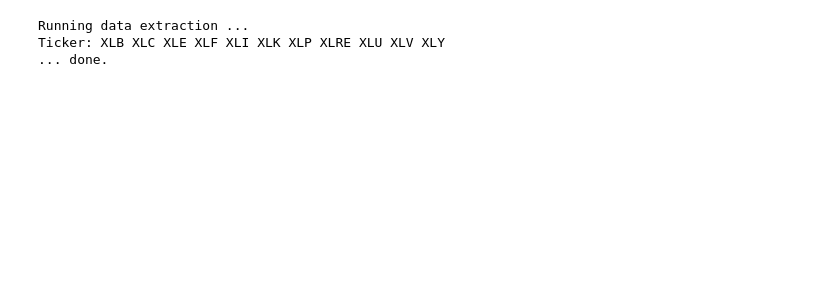
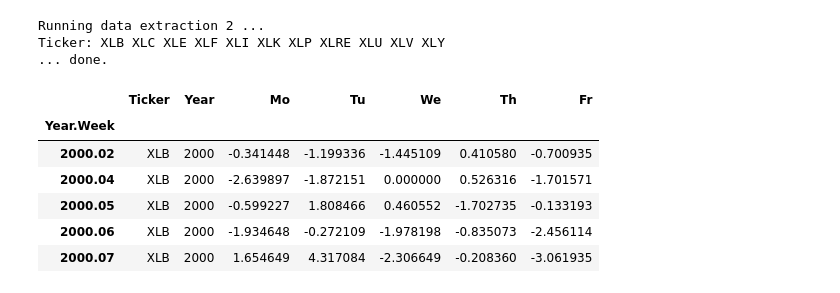
Before and after one commit to serenaL/GTATL5Project1, a Jupyter notebook: Notebooks/InputDataExtraction.ipynb, the cells around one changed output. Saved outputs shown, nothing was run; the diff lists cells and outputs as text; code cells hidden in the pictures; blank space fills up the shorter version.

```diff
--- a/Notebooks/InputDataExtraction.ipynb
+++ b/Notebooks/InputDataExtraction.ipynb
@@ -67,10 +95,18 @@ def main():
 # %%
 # Run data extraction
 # Returned value is df, you can save its value into file, or use it otherwise
-dataout = main()
+dataout2 = main(2)
+dataout2.head()
 # %% [output]
-Running data extraction ...
+Running data extraction 2 ...
 Ticker: XLB XLC XLE XLF XLI XLK XLP XLRE XLU XLV XLY
 ... done.
+|  | Ticker | Year | Mo | Tu | We | Th | Fr |
+| Year.Week |  |  |  |  |  |  |  |
+| 2000.02 | XLB | 2000 | -0.341448 | -1.199336 | -1.445109 | 0.410580 | -0.700935 |
+| 2000.04 | XLB | 2000 | -2.639897 | -1.872151 | 0.000000 | 0.526316 | -1.701571 |
+| 2000.05 | XLB | 2000 | -0.599227 | 1.808466 | 0.460552 | -1.702735 | -0.133193 |
+| 2000.06 | XLB | 2000 | -1.934648 | -0.272109 | -1.978198 | -0.835073 | -2.456114 |
+| 2000.07 | XLB | 2000 | 1.654649 | 4.317084 | -2.306649 | -0.208360 | -3.061935 |
 # %%
 # Check basic stat
```
Also changed, not shown: parts of 11 cells of this notebook, 2 other files.
